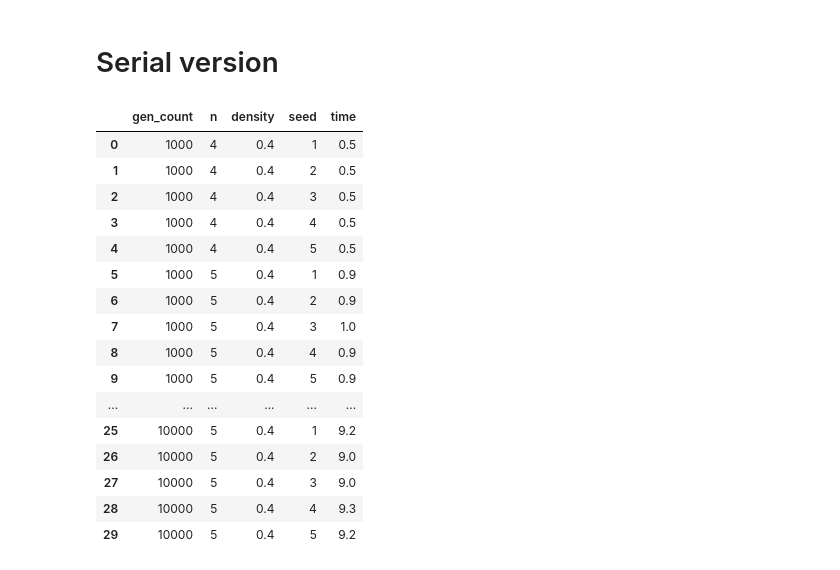
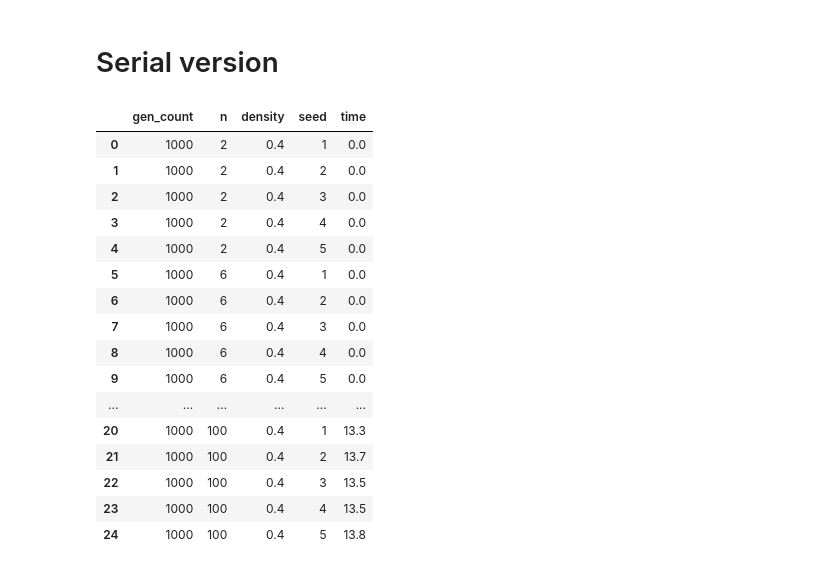
Before and after one commit to d-melita/cpd-life3d, a Jupyter notebook: plotting/Game of Life 3D - Benchmarking results.ipynb, the cells around one changed output. Drawn from its saved outputs; the diff is of its cells as text; code cells hidden in the pictures.

```diff
--- a/plotting/Game of Life 3D - Benchmarking results.ipynb
+++ b/plotting/Game of Life 3D - Benchmarking results.ipynb
@@ -7,38 +7,54 @@ import os, sys
 # %% [markdown]
 # Serial version
 # %%
-version="2024-02-16_22-18-24"
-filename=f"../benchmarks/benchmark_{version}.csv"
+omp="2024-03-14_13-37-05"
+serial="2024-03-14_13-39-02"
+filename_omp=f"../benchmarks/benchmark_{omp}.csv"
+filename_serial=f"../benchmarks/benchmark_{serial}.csv"
 
-data = {"gen_count": [], "n": [], "density": [], "seed": [], "time": []}
+data_omp = {"gen_count": [], "n": [], "density": [], "seed": [], "time": []}
+data_serial = {"gen_count": [], "n": [], "density": [], "seed": [], "time": []}
 
-with open(filename, "r") as fh:
+with open(filename_omp, "r") as fh:
     for line in fh:
         gen_count, n, density, seed, time = list(map(eval, line.split(",")))
-        data["gen_count"].append(gen_count)
-        data["n"].append(n)
-        data["density"].append(density)
-        data["seed"].append(seed)
-        data["time"].append(time)
+        data_omp["gen_count"].append(gen_count)
+        data_omp["n"].append(n)
+        data_omp["density"].append(density)
+        data_omp["seed"].append(seed)
+        data_omp["time"].append(time)
 
-df = pd.DataFrame(data)
-df
+df_omp = pd.DataFrame(data_omp)
+
+with open(filename_serial, "r") as fh:
+    for line in fh:
+        gen_count, n, density, seed, time = list(map(eval, line.split(",")))
+        data_serial["gen_count"].append(gen_count)
+        data_serial["n"].append(n)
+        data_serial["density"].append(density)
+        data_serial["seed"].append(seed)
+        data_serial["time"].append(time)
+
+df_serial = pd.DataFrame(data_serial)
+
+df_omp
+#df_serial
 # %% [output]
 |  | gen_count | n | density | seed | time |
-| 0 | 1000 | 4 | 0.4 | 1 | 0.5 |
-| 1 | 1000 | 4 | 0.4 | 2 | 0.5 |
-| 2 | 1000 | 4 | 0.4 | 3 | 0.5 |
-| 3 | 1000 | 4 | 0.4 | 4 | 0.5 |
-| 4 | 1000 | 4 | 0.4 | 5 | 0.5 |
-| 5 | 1000 | 5 | 0.4 | 1 | 0.9 |
-| 6 | 1000 | 5 | 0.4 | 2 | 0.9 |
-| 7 | 1000 | 5 | 0.4 | 3 | 1.0 |
-| 8 | 1000 | 5 | 0.4 | 4 | 0.9 |
-| 9 | 1000 | 5 | 0.4 | 5 | 0.9 |
+| 0 | 1000 | 2 | 0.4 | 1 | 0.0 |
+| 1 | 1000 | 2 | 0.4 | 2 | 0.0 |
+| 2 | 1000 | 2 | 0.4 | 3 | 0.0 |
+| 3 | 1000 | 2 | 0.4 | 4 | 0.0 |
+| 4 | 1000 | 2 | 0.4 | 5 | 0.0 |
+| 5 | 1000 | 6 | 0.4 | 1 | 0.0 |
+| 6 | 1000 | 6 | 0.4 | 2 | 0.0 |
+| 7 | 1000 | 6 | 0.4 | 3 | 0.0 |
+| 8 | 1000 | 6 | 0.4 | 4 | 0.0 |
+| 9 | 1000 | 6 | 0.4 | 5 | 0.0 |
 | ... | ... | ... | ... | ... | ... |
-| 25 | 10000 | 5 | 0.4 | 1 | 9.2 |
-| 26 | 10000 | 5 | 0.4 | 2 | 9.0 |
-| 27 | 10000 | 5 | 0.4 | 3 | 9.0 |
-| 28 | 10000 | 5 | 0.4 | 4 | 9.3 |
-| 29 | 10000 | 5 | 0.4 | 5 | 9.2 |
+| 20 | 1000 | 100 | 0.4 | 1 | 13.3 |
+| 21 | 1000 | 100 | 0.4 | 2 | 13.7 |
+| 22 | 1000 | 100 | 0.4 | 3 | 13.5 |
+| 23 | 1000 | 100 | 0.4 | 4 | 13.5 |
+| 24 | 1000 | 100 | 0.4 | 5 | 13.8 |
 # %%
```
Also changed, not shown: parts of 1 cell of this notebook, 3 other files.
